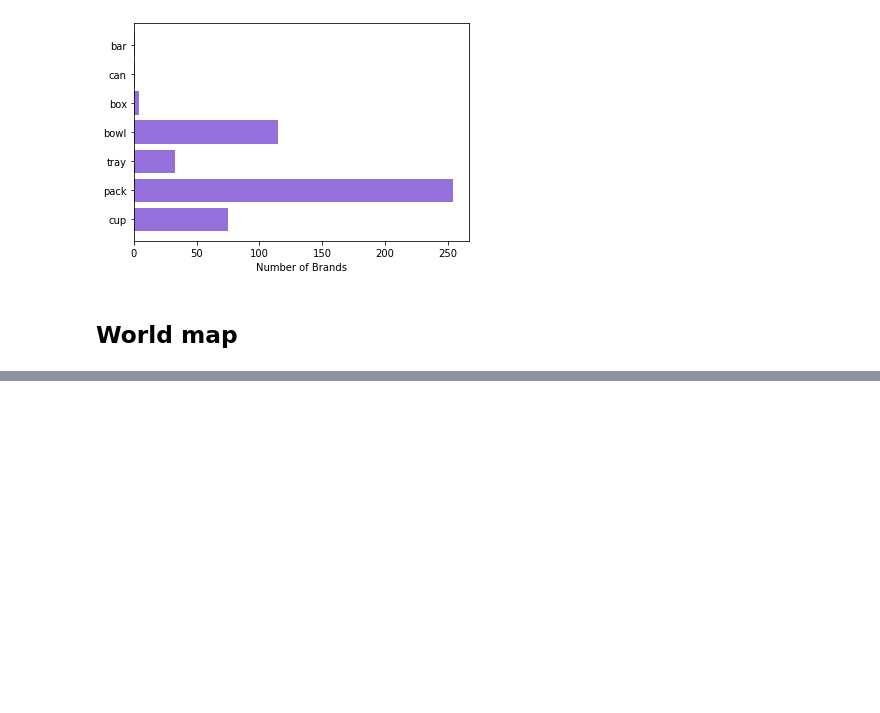
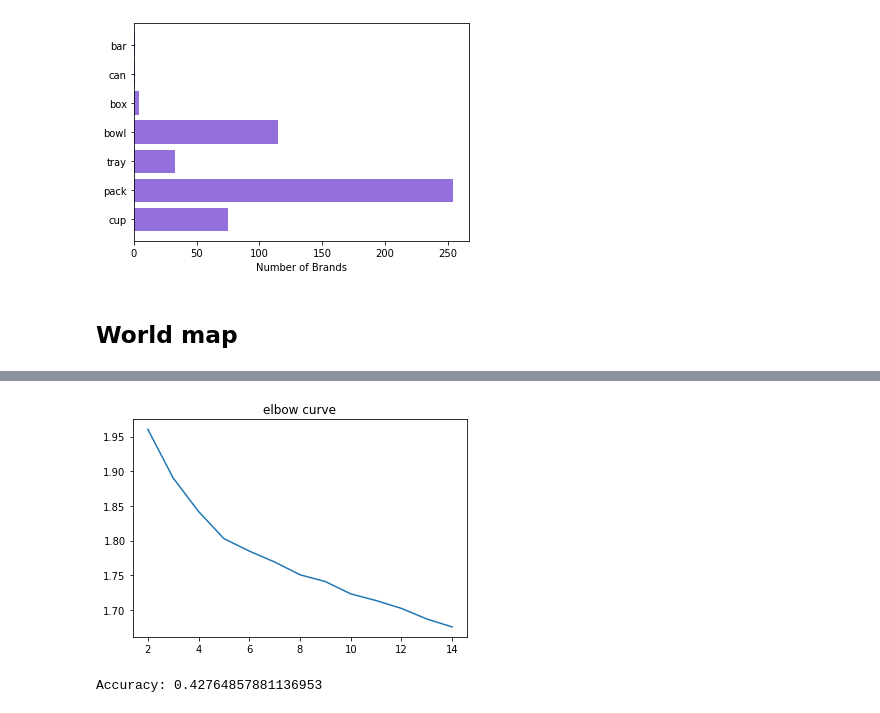
Before and after one commit to Patryk-S-W/ramen_data_analysis, a Jupyter notebook: main.ipynb, the cells around one changed output, grey strips where cells are left out. Drawn from its saved outputs; the diff is of its cells as text; code cells hidden in the pictures; blank space fills up the shorter version.

Commit message:
addinf elbow method

```diff
--- a/main.ipynb
+++ b/main.ipynb
@@ -408,9 +396,4 @@ from sklearn.metrics import mean_squared_error
 # %%
-data = pd.read_csv('ramen-ratings.csv')
-
-mask = data.index[data['Stars'] == 'Unrated']
-data = data.drop(index = mask)
-
 data['Stars'] = data['Stars'].astype(float)
 
 Country = pd.get_dummies(data['Country'], prefix='Country', drop_first=True)
@@ -421,7 +404,7 @@ datadf = pd.concat([Country, Brand,Style], axis=1)
 
 X = np.array(datadf, dtype=np.float32)
 y = np.array(data[['Stars']], dtype=np.float32)
-m = nn.Linear(397, 1)
+m = nn.Linear(391, 1)
 
 loss = nn.MSELoss()
 
@@ -445,6 +428,6 @@ y_predict = m(torch.from_numpy(X)).data.numpy()
 print(y_predict[0:5])
 print(y[0:5])
 
-mean_squared_error(y, y_predict)
+metrics.mean_squared_error(y, y_predict)
 # %% [output]
 Epoch for ramen-ratings.csv [100/1000]
@@ -467,0 +451,29 @@ Loss: 0.6523
+# %%
+dummies= pd.get_dummies(data[["Brand","Variety","Style","Country"]])
+
+stars = data[["Stars"]]
+data3 = pd.concat((dummies, stars), axis=1)
+# %%
+#Unsupervised K-Means
+#Elbow method
+
+res=list()
+n_cluster = range(2,15)
+for n in n_cluster:
+    kmeans = KMeans(n_clusters = n)
+    kmeans.fit(data3)
+    res.append(np.average(np.min(cdist(data3, kmeans.cluster_centers_, 'euclidean'), axis=1)))
+
+plt.plot(n_cluster, res)
+plt.title('elbow curve')
+
+kmeans_model=KMeans(n_clusters=7,init='k-means++', max_iter=300, n_init=10, random_state=0).fit(data3);
+results = kmeans_model.predict(data3);
+centroids = kmeans_model.cluster_centers_;
+kmeans_n = pd.DataFrame(data = results);
+data["Score"] = kmeans_n
+res= kmeans_model.__dict__
+
+res2 = pd.DataFrame.from_dict(res, orient='index')
+# %% [output]
+[figure, added]
@@ -467,0 +487,27 @@ Loss: 0.6523
+# %%
+'''
+The features are exported to an Excel file to have a better understanding of the groups
+We can identify one cluster
+a) few stars, with style pack,bowl, cup mainly in Canda, Taiwan, USA, Thailand, UK and Hong Kong
+b)not many stars, Nissin brand in Japan, the US, Thailand, Singapore, UK style Tray
+c)lot of stars, bowl and pack style, in Japan and the US, brand Nissin
+d) few stars, mainly the Korean market with local brands
+e)Large number of stars, pack style, in Taiwan, Japan, Malaysia with the brand Nissin. It seems to be the broad Asian market excluding South Korea
+'''
+#We will use an AdaBoost algorithm to predict the stars score as there are too many features for a regression
+
+X = data3.drop(["Stars"], axis=1)
+data3["Stars"] = pd.to_numeric(data3["Stars"], errors='coerce')
+y = data3["Stars"].astype(int)
+X_train, X_test, y_train, y_test = train_test_split(X, y, test_size=0.3)
+abc = AdaBoostClassifier(n_estimators=50, learning_rate=1)
+X_train = X_train.fillna(X_train.mean())
+y_train = y_train.fillna(y_train.mean())
+X_test = X_test.fillna(X_test.mean())
+y_test = y_test.fillna(y_test.mean())
+model = abc.fit(X_train, y_train)
+y_pred = model.predict(X_test)
+print("Accuracy:",metrics.accuracy_score(y_test, y_pred))
+##Very low accuracy of 44% we saw in a previous analysis with the K-Means that the style, the brand and country were the most important features
+# %% [output]
+Accuracy: 0.42764857881136953
```
Also changed, not shown: parts of 20 cells of this notebook, 1 other file.
